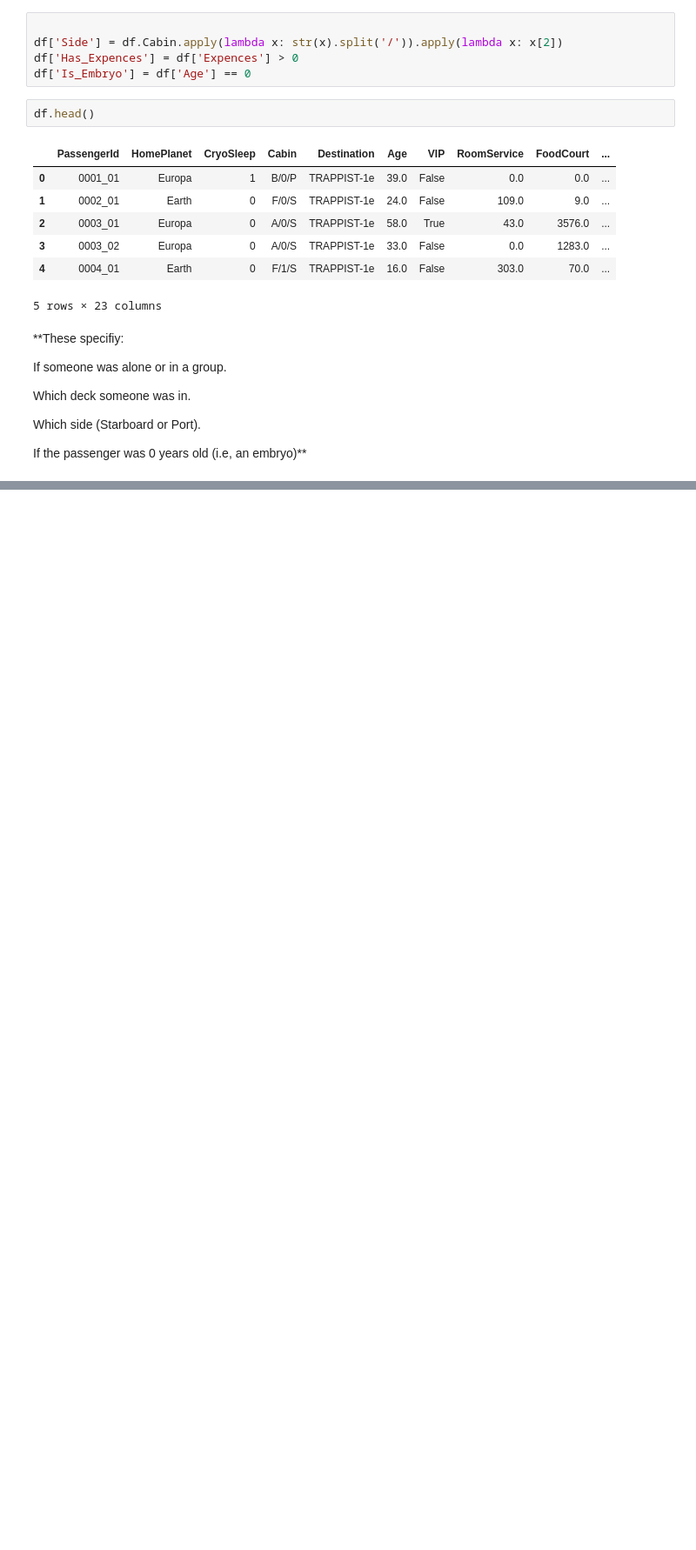
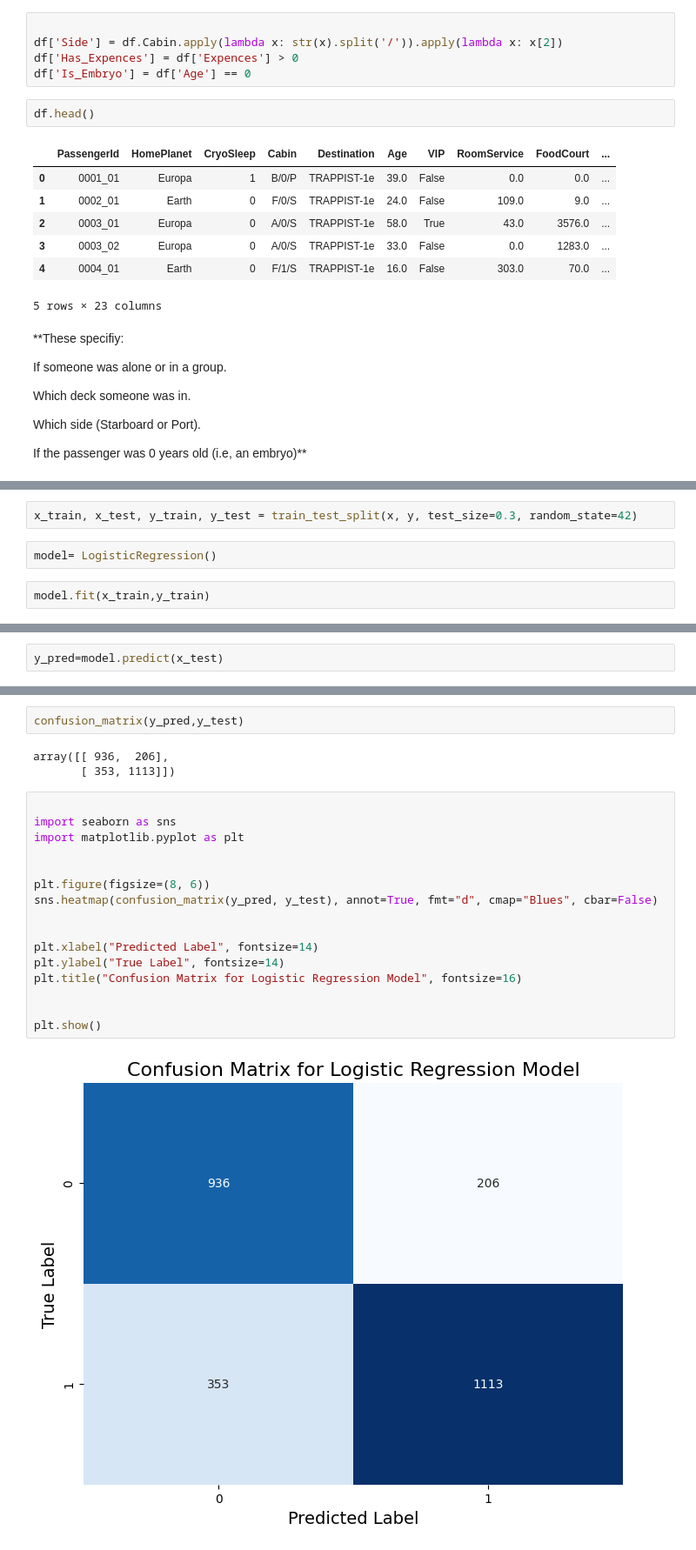
Before and after one commit to Siddhu290/Machine_Learning, a Jupyter notebook: 2024-07-04/Operations_in_Pandas.ipynb, the cells around one changed output, grey strips where cells are left out. Shown at 87% size. Saved outputs shown, nothing was run; the diff lists cells and outputs as text; blank space fills up the shorter version.

```diff
--- a/2024-07-04/Operations_in_Pandas.ipynb
+++ b/2024-07-04/Operations_in_Pandas.ipynb
@@ -639,0 +678,6 @@ If the passenger was 0 years old (i.e, an embryo)**
+# %%
+x_train, x_test, y_train, y_test = train_test_split(x, y, test_size=0.3, random_state=42)
+# %%
+model= LogisticRegression()
+# %%
+model.fit(x_train,y_train)
@@ -639,0 +709,2 @@ If the passenger was 0 years old (i.e, an embryo)**
+# %%
+y_pred=model.predict(x_test)
@@ -639,0 +721,23 @@ If the passenger was 0 years old (i.e, an embryo)**
+# %%
+confusion_matrix(y_pred,y_test)
+# %% [output]
+array([[ 936,  206],
+       [ 353, 1113]])
+# %%
+
+import seaborn as sns
+import matplotlib.pyplot as plt
+
+
+plt.figure(figsize=(8, 6))
+sns.heatmap(confusion_matrix(y_pred, y_test), annot=True, fmt="d", cmap="Blues", cbar=False)
+
+
+plt.xlabel("Predicted Label", fontsize=14)
+plt.ylabel("True Label", fontsize=14)
+plt.title("Confusion Matrix for Logistic Regression Model", fontsize=16)
+
+
+plt.show()
+# %% [output]
+[figure, added]
```
Also changed, not shown: parts of 13 cells of this notebook.
